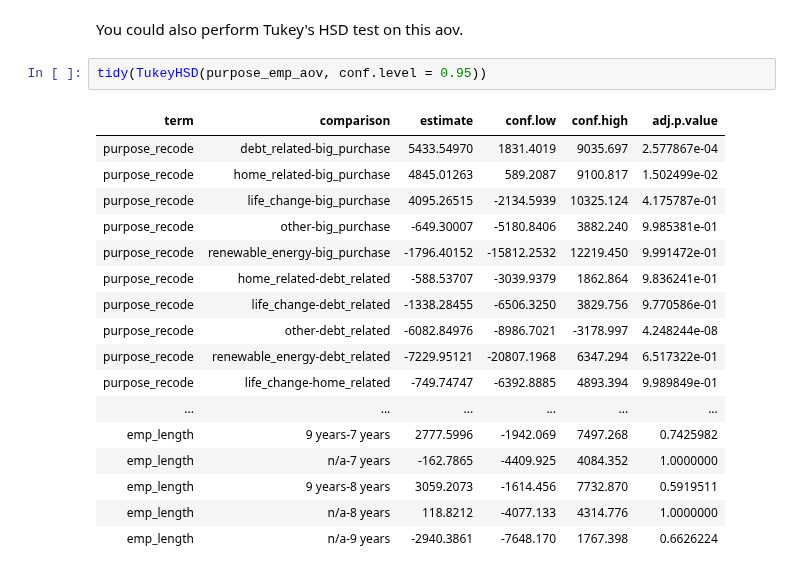
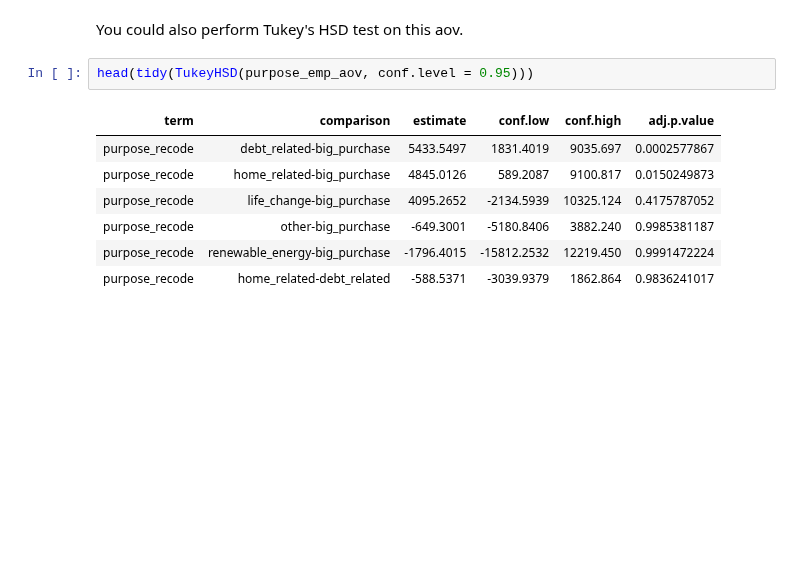
Before and after one commit to iamjz/R-Data, a Jupyter notebook: Design of Experiments.ipynb, the cells around one changed output. Saved outputs shown, nothing was run; the diff lists cells and outputs as text; blank space fills up the shorter version.

```diff
--- a/Design of Experiments.ipynb
+++ b/Design of Experiments.ipynb
@@ -1239,22 +1242,12 @@ Signif. codes:  0 '***' 0.001 '**' 0.01 '*' 0.05 '.' 0.1 ' ' 1
 # %% [markdown]
 You could also perform Tukey's HSD test on this aov.
 # %%
-tidy(TukeyHSD(purpose_emp_aov, conf.level = 0.95))
+head(tidy(TukeyHSD(purpose_emp_aov, conf.level = 0.95)))
 # %% [output]
 | term | comparison | estimate | conf.low | conf.high | adj.p.value |
-| purpose_recode | debt_related-big_purchase | 5433.54970 | 1831.4019 | 9035.697 | 2.577867e-04 |
-| purpose_recode | home_related-big_purchase | 4845.01263 | 589.2087 | 9100.817 | 1.502499e-02 |
-| purpose_recode | life_change-big_purchase | 4095.26515 | -2134.5939 | 10325.124 | 4.175787e-01 |
-| purpose_recode | other-big_purchase | -649.30007 | -5180.8406 | 3882.240 | 9.985381e-01 |
-| purpose_recode | renewable_energy-big_purchase | -1796.40152 | -15812.2532 | 12219.450 | 9.991472e-01 |
-| purpose_recode | home_related-debt_related | -588.53707 | -3039.9379 | 1862.864 | 9.836241e-01 |
-| purpose_recode | life_change-debt_related | -1338.28455 | -6506.3250 | 3829.756 | 9.770586e-01 |
-| purpose_recode | other-debt_related | -6082.84976 | -8986.7021 | -3178.997 | 4.248244e-08 |
-| purpose_recode | renewable_energy-debt_related | -7229.95121 | -20807.1968 | 6347.294 | 6.517322e-01 |
-| purpose_recode | life_change-home_related | -749.74747 | -6392.8885 | 4893.394 | 9.989849e-01 |
-| ... | ... | ... | ... | ... | ... |
-| emp_length | 9 years-7 years | 2777.5996 | -1942.069 | 7497.268 | 0.7425982 |
-| emp_length | n/a-7 years | -162.7865 | -4409.925 | 4084.352 | 1.0000000 |
-| emp_length | 9 years-8 years | 3059.2073 | -1614.456 | 7732.870 | 0.5919511 |
-| emp_length | n/a-8 years | 118.8212 | -4077.133 | 4314.776 | 1.0000000 |
-| emp_length | n/a-9 years | -2940.3861 | -7648.170 | 1767.398 | 0.6626224 |
+| purpose_recode | debt_related-big_purchase | 5433.5497 | 1831.4019 | 9035.697 | 0.0002577867 |
+| purpose_recode | home_related-big_purchase | 4845.0126 | 589.2087 | 9100.817 | 0.0150249873 |
+| purpose_recode | life_change-big_purchase | 4095.2652 | -2134.5939 | 10325.124 | 0.4175787052 |
+| purpose_recode | other-big_purchase | -649.3001 | -5180.8406 | 3882.240 | 0.9985381187 |
+| purpose_recode | renewable_energy-big_purchase | -1796.4015 | -15812.2532 | 12219.450 | 0.9991472224 |
+| purpose_recode | home_related-debt_related | -588.5371 | -3039.9379 | 1862.864 | 0.9836241017 |
```
Also changed, not shown: parts of 4 cells of this notebook.
